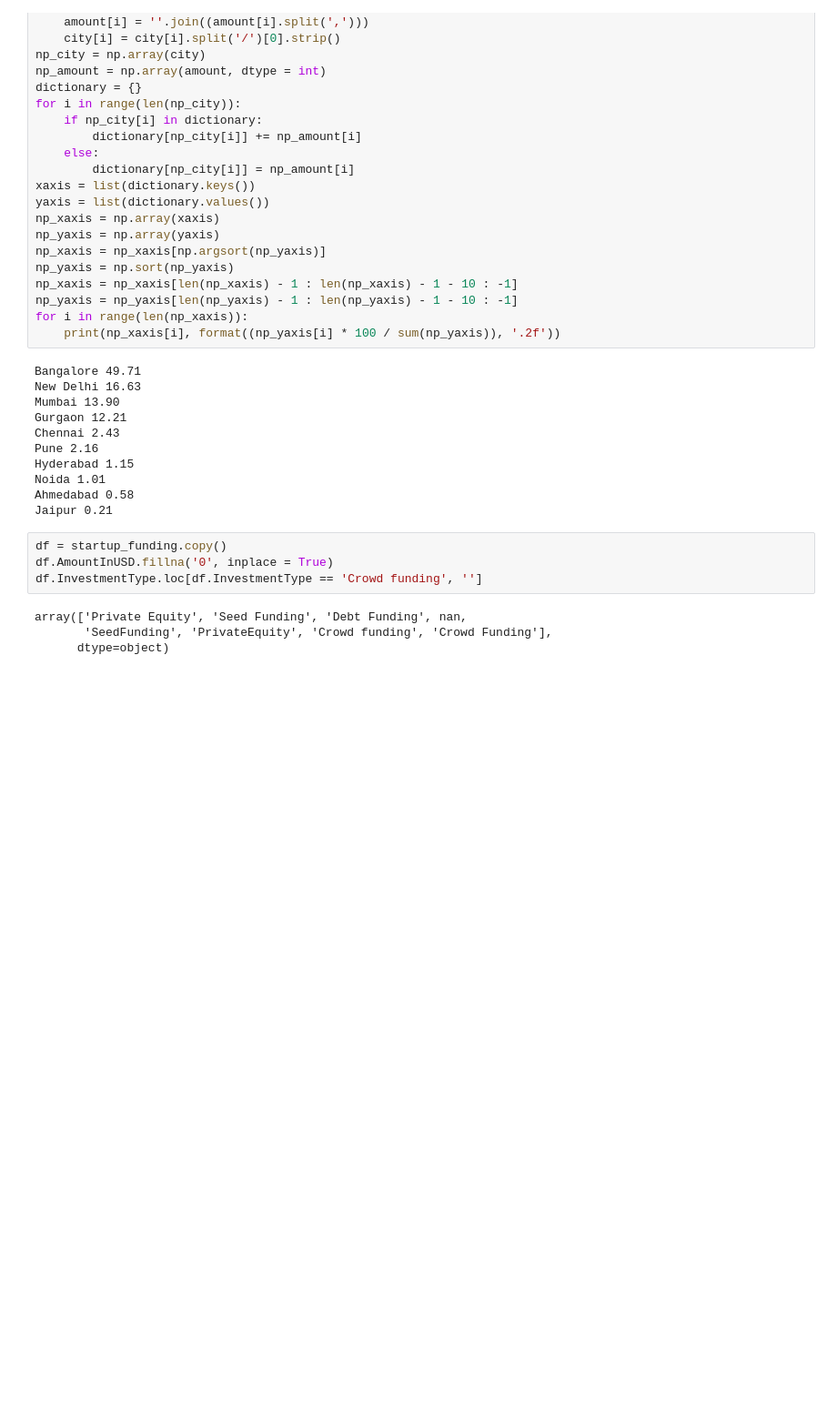
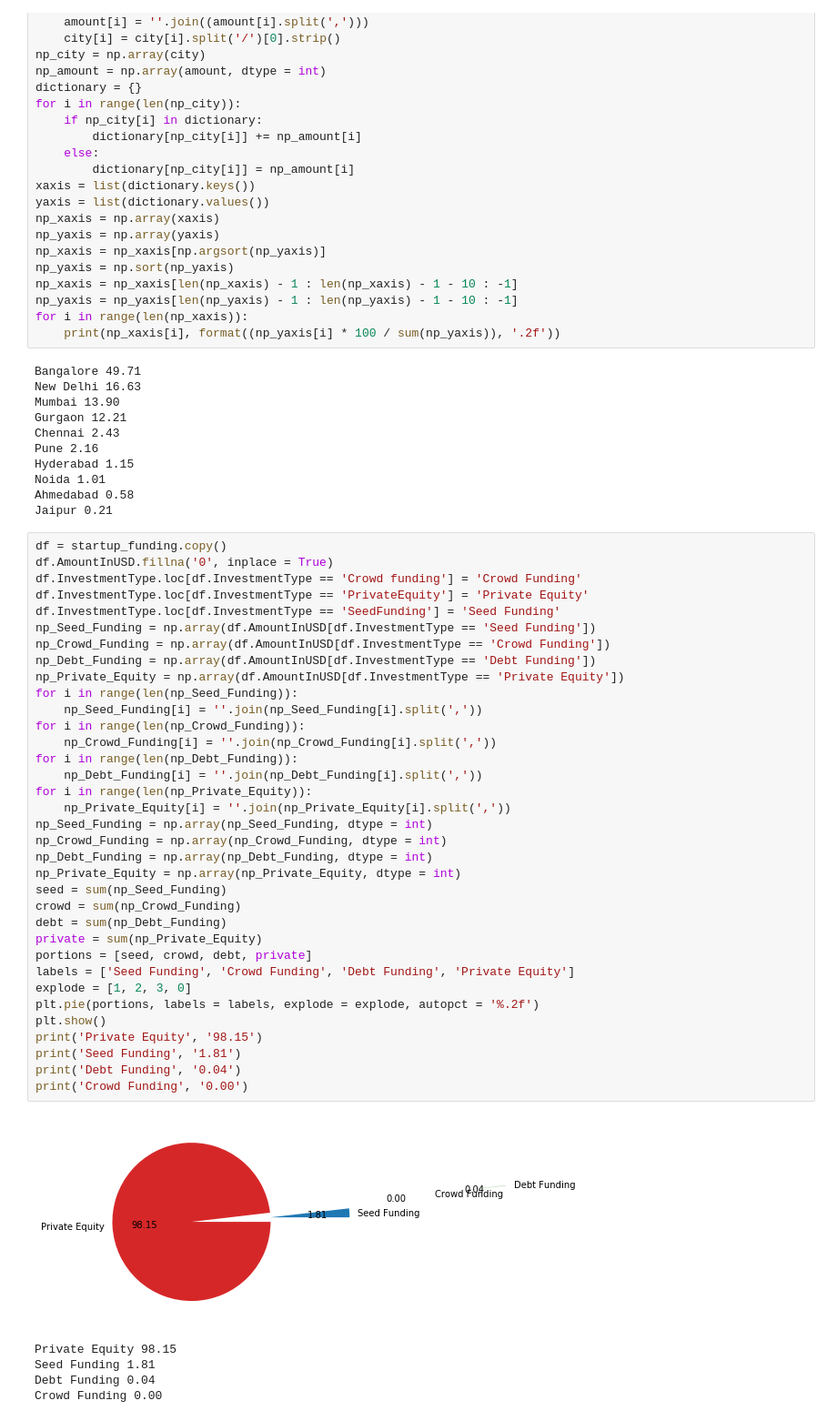
Before and after one commit to pradnyesh45/Case-Study-on-Indian-Startups, a Jupyter notebook: Case study Part-1.ipynb, the cells around one changed output. Shown: that part at 91% size. Saved outputs shown, nothing was run; the diff lists cells and outputs as text; blank space fills up the shorter version.

```diff
--- a/Case study Part-1.ipynb
+++ b/Case study Part-1.ipynb
@@ -278,11 +278,44 @@ Hyderabad 1.15
 Noida 1.01
 Ahmedabad 0.58
 Jaipur 0.21
-# %%
-df = startup_funding.copy()
-df.AmountInUSD.fillna('0', inplace = True)
-df.InvestmentType.loc[df.InvestmentType == 'Crowd funding', '']
-# %% [output]
-array(['Private Equity', 'Seed Funding', 'Debt Funding', nan,
-       'SeedFunding', 'PrivateEquity', 'Crowd funding', 'Crowd Funding'],
-      dtype=object)
+# %%
+df = startup_funding.copy()
+df.AmountInUSD.fillna('0', inplace = True)
+df.InvestmentType.loc[df.InvestmentType == 'Crowd funding'] = 'Crowd Funding'
+df.InvestmentType.loc[df.InvestmentType == 'PrivateEquity'] = 'Private Equity'
+df.InvestmentType.loc[df.InvestmentType == 'SeedFunding'] = 'Seed Funding'
+np_Seed_Funding = np.array(df.AmountInUSD[df.InvestmentType == 'Seed Funding'])
+np_Crowd_Funding = np.array(df.AmountInUSD[df.InvestmentType == 'Crowd Funding'])
+np_Debt_Funding = np.array(df.AmountInUSD[df.InvestmentType == 'Debt Funding'])
+np_Private_Equity = np.array(df.AmountInUSD[df.InvestmentType == 'Private Equity'])
+for i in range(len(np_Seed_Funding)):
+    np_Seed_Funding[i] = ''.join(np_Seed_Funding[i].split(','))
+for i in range(len(np_Crowd_Funding)):
+    np_Crowd_Funding[i] = ''.join(np_Crowd_Funding[i].split(','))
+for i in range(len(np_Debt_Funding)):
+    np_Debt_Funding[i] = ''.join(np_Debt_Funding[i].split(','))
+for i in range(len(np_Private_Equity)):
+    np_Private_Equity[i] = ''.join(np_Private_Equity[i].split(','))
+np_Seed_Funding = np.array(np_Seed_Funding, dtype = int)
+np_Crowd_Funding = np.array(np_Crowd_Funding, dtype = int)
+np_Debt_Funding = np.array(np_Debt_Funding, dtype = int)
+np_Private_Equity = np.array(np_Private_Equity, dtype = int)
+seed = sum(np_Seed_Funding)
+crowd = sum(np_Crowd_Funding)
+debt = sum(np_Debt_Funding)
+private = sum(np_Private_Equity)
+portions = [seed, crowd, debt, private]
+labels = ['Seed Funding', 'Crowd Funding', 'Debt Funding', 'Private Equity']
+explode = [1, 2, 3, 0]
+plt.pie(portions, labels = labels, explode = explode, autopct = '%.2f')
+plt.show()
+print('Private Equity', '98.15')
+print('Seed Funding', '1.81')
+print('Debt Funding', '0.04')
+print('Crowd Funding', '0.00')
+# %% [output]
+[figure, added]
+Private Equity 98.15
+Seed Funding 1.81
+Debt Funding 0.04
+Crowd Funding 0.00
```
Also changed, not shown: parts of 9 cells of this notebook.
